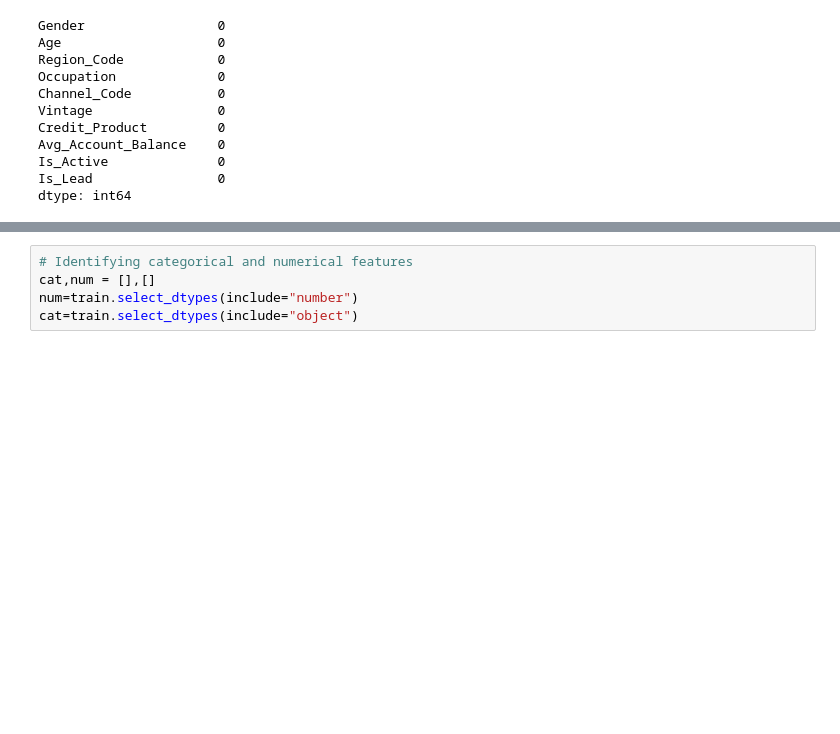
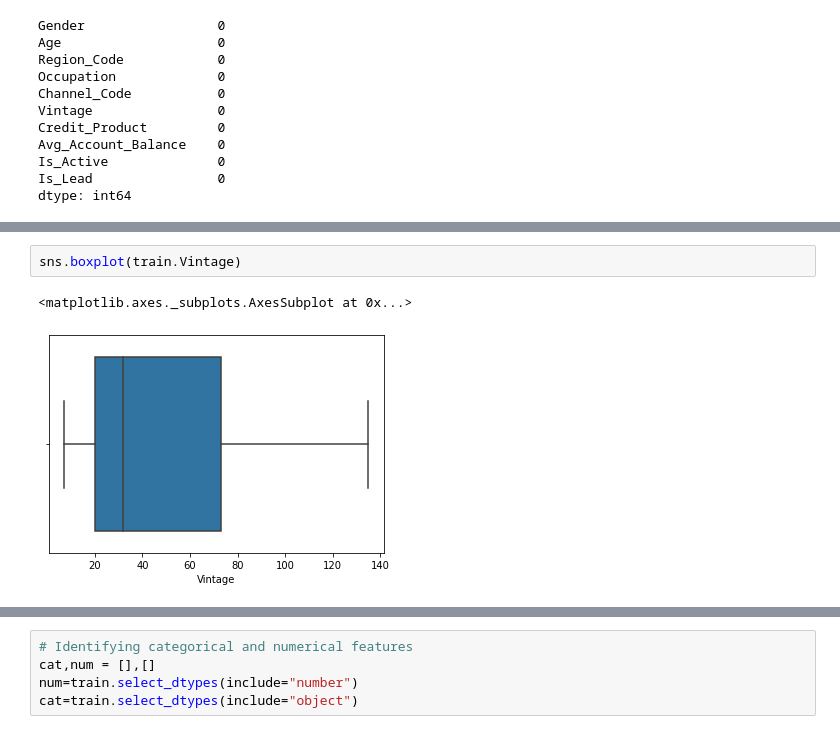
Before and after one commit to Aditk23/CreditCardLeadPrediction, a Jupyter notebook: data_cleaning.ipynb, the cells around one changed output, grey strips where cells are left out. Cells and saved outputs as stored; diff of their text form; blank space fills up the shorter version.

```diff
--- a/data_cleaning.ipynb
+++ b/data_cleaning.ipynb
@@ -139,0 +136,5 @@ dtype: int64
+# %%
+sns.boxplot(train.Vintage)
+# %% [output]
+<matplotlib.axes._subplots.AxesSubplot at 0x...>
+[figure, added]
```
Also changed, not shown: parts of 14 cells of this notebook.
